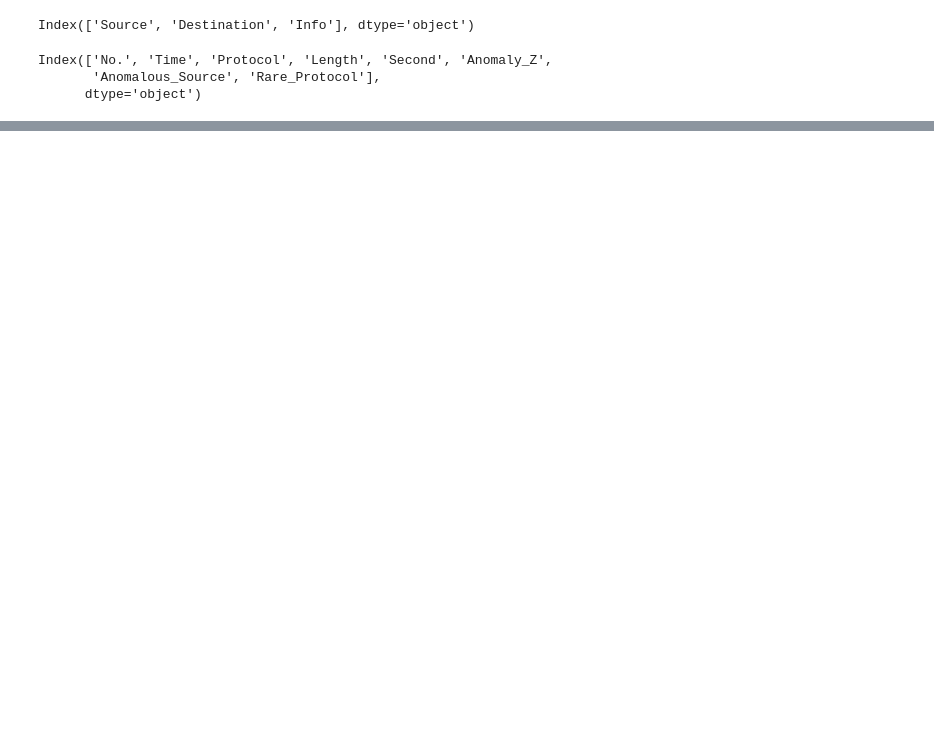
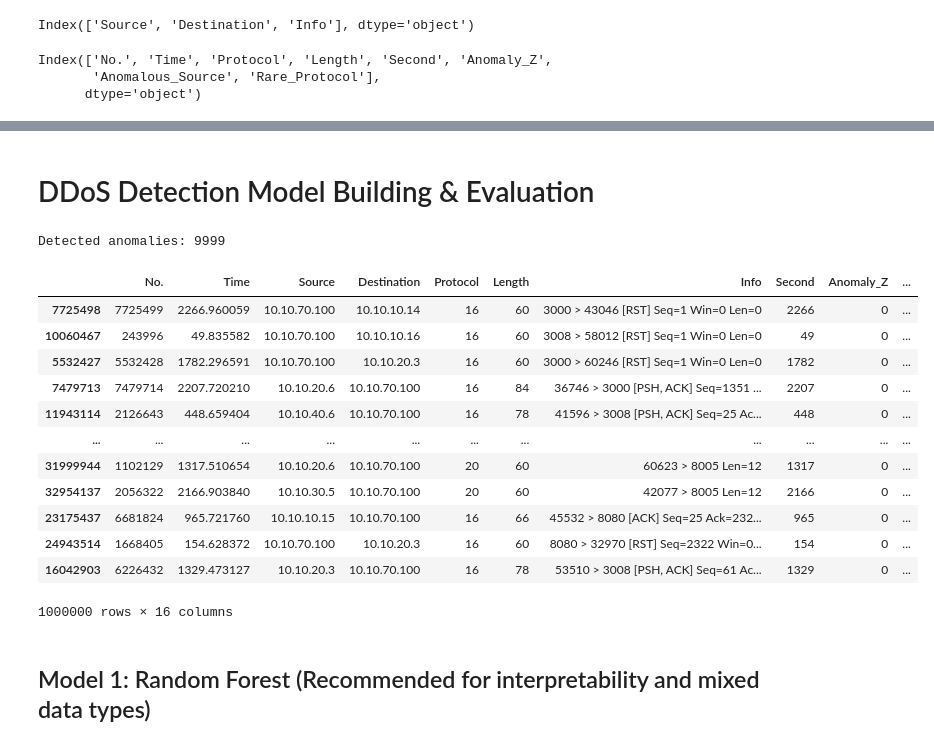
Before and after one commit to DannyAT97/loic-ddos-dataset, a Jupyter notebook: analysis.ipynb, the cells around one changed output, grey strips where cells are left out. Drawn from its saved outputs; the diff is of its cells as text; code cells hidden in the pictures; blank space fills up the shorter version.

```diff
--- a/analysis.ipynb
+++ b/analysis.ipynb
@@ -1389,0 +1074,39 @@ NameError: name 'df' is not defined
+# %% [markdown]
+# DDoS Detection Model Building & Evaluation
+# %%
+from sklearn.ensemble import IsolationForest
+
+feat_cols = [
+    'Length', 'Protocol', 'Second',
+    'Anomaly_Z', 'Anomalous_Source', 'Rare_Protocol',
+    'pacmap_x', 'pacmap_y', 'volume_per_second'
+]
+iso = IsolationForest(
+    n_estimators=300,
+    max_samples='auto',
+    contamination=0.01,
+    random_state=42,
+    n_jobs=-1
+)
+iso.fit(df_result[feat_cols].values.astype('float32'))
+
+df_result['iso_forest_anomaly'] = (iso.predict(df_result[feat_cols]) == -1).astype(int)
+print("Detected anomalies:", df_result['iso_forest_anomaly'].sum())
+# %% [output]
+Detected anomalies: 9999
+# %%
+df_result
+# %% [output]
+|  | No. | Time | Source | Destination | Protocol | Length | Info | Second | Anomaly_Z | ... |
+| 7725498 | 7725499 | 2266.960059 | 10.10.70.100 | 10.10.10.14 | 16 | 60 | 3000 > 43046 [RST] Seq=1 Win=0 Len=0 | 2266 | 0 | ... |
+| 10060467 | 243996 | 49.835582 | 10.10.70.100 | 10.10.10.16 | 16 | 60 | 3008 > 58012 [RST] Seq=1 Win=0 Len=0 | 49 | 0 | ... |
+| 5532427 | 5532428 | 1782.296591 | 10.10.70.100 | 10.10.20.3 | 16 | 60 | 3000 > 60246 [RST] Seq=1 Win=0 Len=0 | 1782 | 0 | ... |
+| 7479713 | 7479714 | 2207.720210 | 10.10.20.6 | 10.10.70.100 | 16 | 84 | 36746 > 3000 [PSH, ACK] Seq=1351 ... | 2207 | 0 | ... |
+| 11943114 | 2126643 | 448.659404 | 10.10.40.6 | 10.10.70.100 | 16 | 78 | 41596 > 3008 [PSH, ACK] Seq=25 Ac... | 448 | 0 | ... |
+| ... | ... | ... | ... | ... | ... | ... | ... | ... | ... | ... |
+| 31999944 | 1102129 | 1317.510654 | 10.10.20.6 | 10.10.70.100 | 20 | 60 | 60623 > 8005 Len=12 | 1317 | 0 | ... |
+| 32954137 | 2056322 | 2166.903840 | 10.10.30.5 | 10.10.70.100 | 20 | 60 | 42077 > 8005 Len=12 | 2166 | 0 | ... |
+| 23175437 | 6681824 | 965.721760 | 10.10.10.15 | 10.10.70.100 | 16 | 66 | 45532 > 8080 [ACK] Seq=25 Ack=232... | 965 | 0 | ... |
+| 24943514 | 1668405 | 154.628372 | 10.10.70.100 | 10.10.20.3 | 16 | 60 | 8080 > 32970 [RST] Seq=2322 Win=0... | 154 | 0 | ... |
+| 16042903 | 6226432 | 1329.473127 | 10.10.20.3 | 10.10.70.100 | 16 | 78 | 53510 > 3008 [PSH, ACK] Seq=61 Ac... | 1329 | 0 | ... |
+1000000 rows × 16 columns
@@ -1389,0 +1195,2 @@ NameError: name 'df' is not defined
+# %% [markdown]
+## Model 1: Random Forest (Recommended for interpretability and mixed data types)
```
Also changed, not shown: parts of 72 cells of this notebook, 7 other files.
